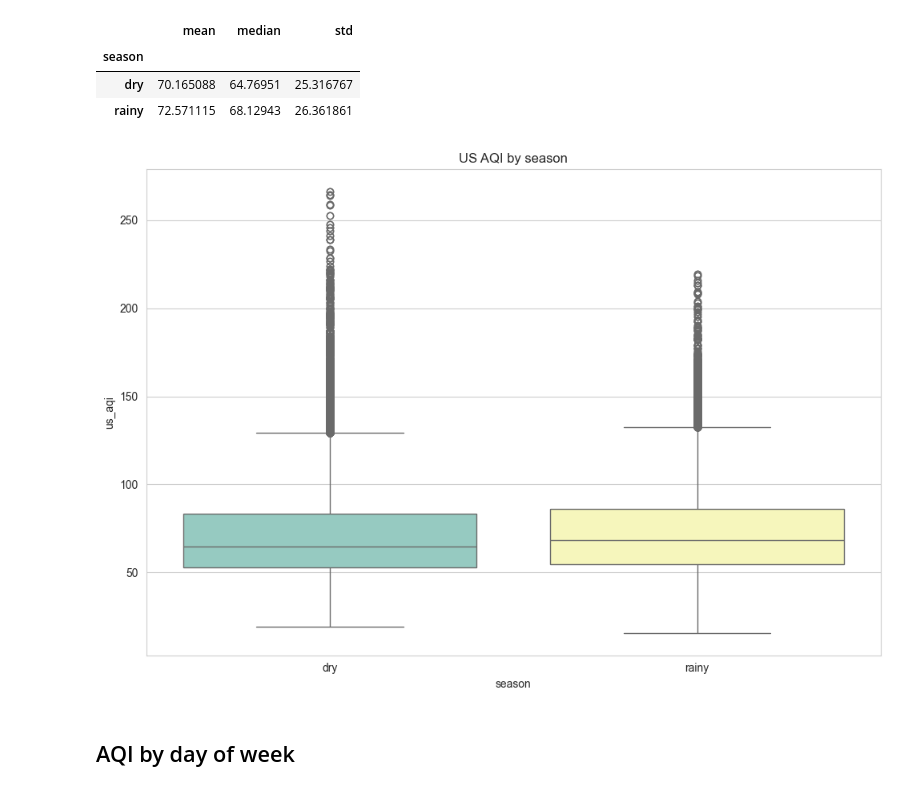
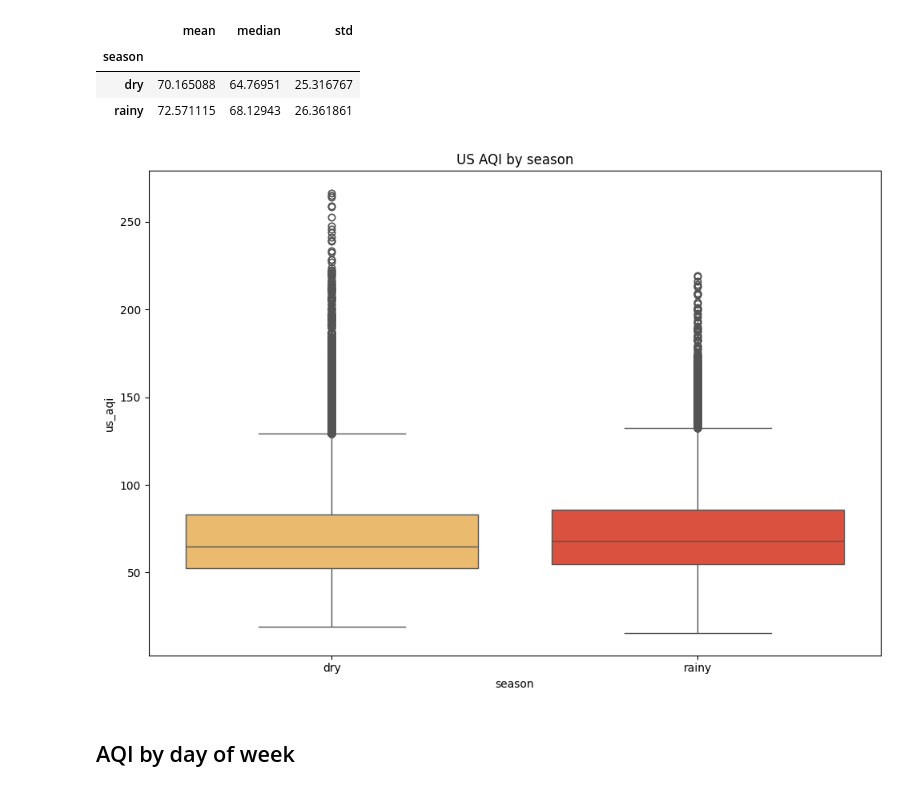
Before and after one commit to Avcuongy/AQI-Analytics-in-Southeast-Vietnam, a Jupyter notebook: notebooks/2_bivariate.ipynb, the cells around one changed output. Saved outputs shown, nothing was run; the diff lists cells and outputs as text; code cells hidden in the pictures.

```diff
--- a/notebooks/2_bivariate.ipynb
+++ b/notebooks/2_bivariate.ipynb
@@ -174,12 +174,12 @@ df.groupby("season")["us_aqi"].agg(["mean", "median", "std"])
 | rainy | 72.571115 | 68.12943 | 26.361861 |
 # %%
 plt.figure(figsize=(10, 7))
-sns.boxplot(data=df, x="season", y="us_aqi", palette="Set3")
+sns.boxplot(data=df, x="season", y="us_aqi", palette="YlOrRd")
 plt.title("US AQI by season")
 plt.tight_layout()
 plt.show()
 # %% [output]
-[figure, old version]
+[figure, new version]
 # %% [markdown]
 ## AQI by day of week
 # %%
```
Also changed, not shown: parts of 8 cells of this notebook.
